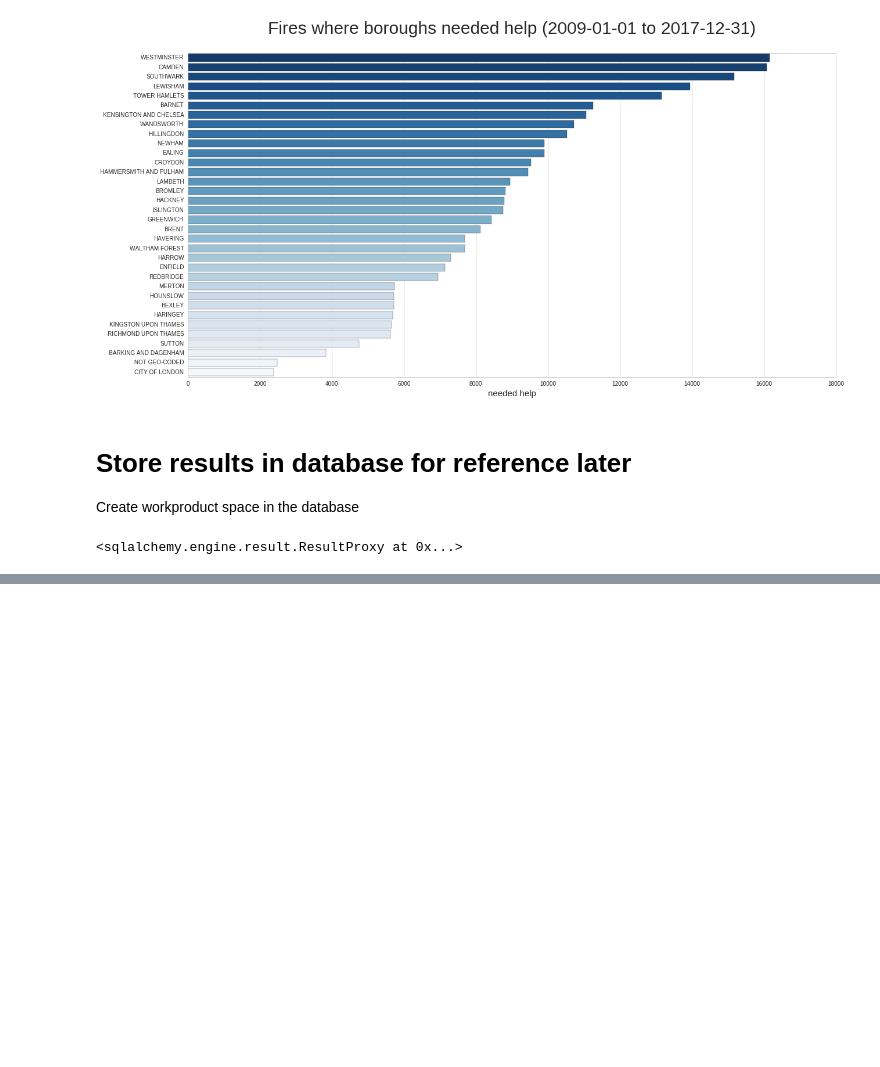
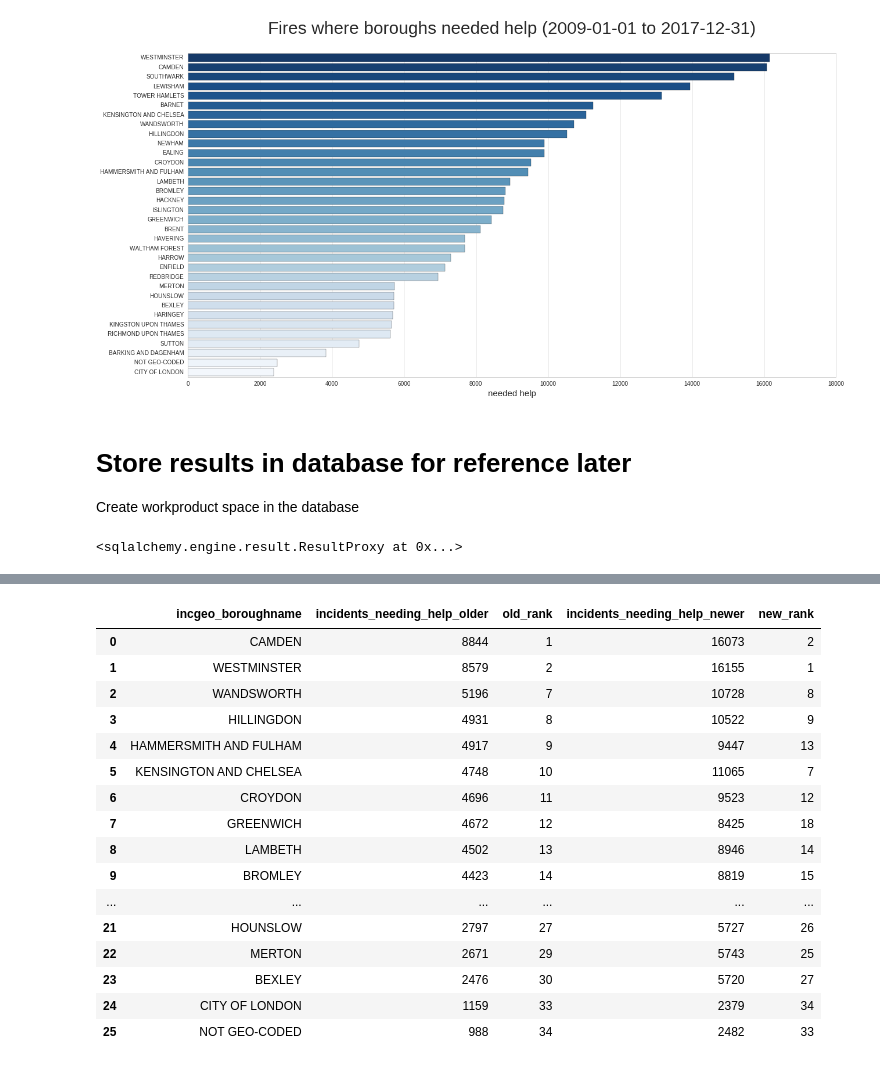
Before and after one commit to GuerrillaAnalytics/proj001_lfb, a Jupyter notebook: wp/wp_004_event_analytics/02/wp_004_02_event_analytics.ipynb, the cells around one changed output, grey strips where cells are left out. Drawn from its saved outputs; the diff is of its cells as text; code cells hidden in the pictures; blank space fills up the shorter version.

Commit message:
added difference report to work product

```diff
--- a/wp/wp_004_event_analytics/02/wp_004_02_event_analytics.ipynb
+++ b/wp/wp_004_event_analytics/02/wp_004_02_event_analytics.ipynb
@@ -216,0 +207,47 @@ conn.close()
+# %%
+sql = text( "select  "
+"older.incgeo_boroughname "
+",older.incidents_needing_help	as incidents_needing_help_older "
+",older.old_rank "
+",newer.incidents_needing_help	as incidents_needing_help_newer "
+",newer.new_rank "
+"from"
+"("
+"	select "
+	"rank() over (order by  incidents_needing_help desc) old_rank "
+	",* "
+    "from wp_004_event_analytics_01.df_by_borough "
+") older "
+"left join "
+"( "
+	"select "
+    "rank() over (order by  incidents_needing_help desc) new_rank "
+	",* "
+	"from wp_004_event_analytics_02.df_by_borough "
+") newer "
+"on "
+"older.incgeo_boroughname = newer.incgeo_boroughname "
+"where older.old_rank != newer.new_rank "
+"order by old_rank asc"
+          )
+
+df_difference = pd.read_sql(sql,conn)
+df_difference
+# %% [output]
+|  | incgeo_boroughname | incidents_needing_help_older | old_rank | incidents_needing_help_newer | new_rank |
+| 0 | CAMDEN | 8844 | 1 | 16073 | 2 |
+| 1 | WESTMINSTER | 8579 | 2 | 16155 | 1 |
+| 2 | WANDSWORTH | 5196 | 7 | 10728 | 8 |
+| 3 | HILLINGDON | 4931 | 8 | 10522 | 9 |
+| 4 | HAMMERSMITH AND FULHAM | 4917 | 9 | 9447 | 13 |
+| 5 | KENSINGTON AND CHELSEA | 4748 | 10 | 11065 | 7 |
+| 6 | CROYDON | 4696 | 11 | 9523 | 12 |
+| 7 | GREENWICH | 4672 | 12 | 8425 | 18 |
+| 8 | LAMBETH | 4502 | 13 | 8946 | 14 |
+| 9 | BROMLEY | 4423 | 14 | 8819 | 15 |
+| ... | ... | ... | ... | ... | ... |
+| 21 | HOUNSLOW | 2797 | 27 | 5727 | 26 |
+| 22 | MERTON | 2671 | 29 | 5743 | 25 |
+| 23 | BEXLEY | 2476 | 30 | 5720 | 27 |
+| 24 | CITY OF LONDON | 1159 | 33 | 2379 | 34 |
+| 25 | NOT GEO-CODED | 988 | 34 | 2482 | 33 |
```
Also changed, not shown: parts of 3 cells of this notebook.
